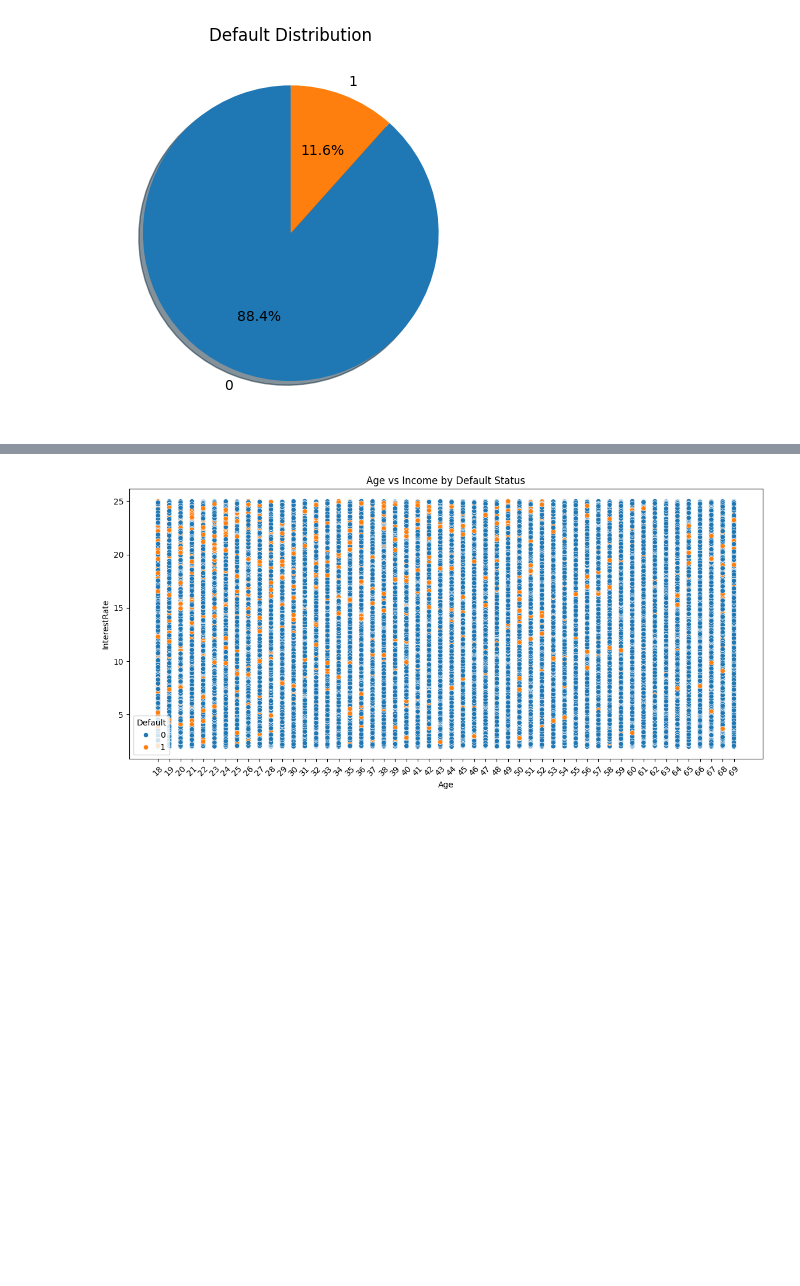
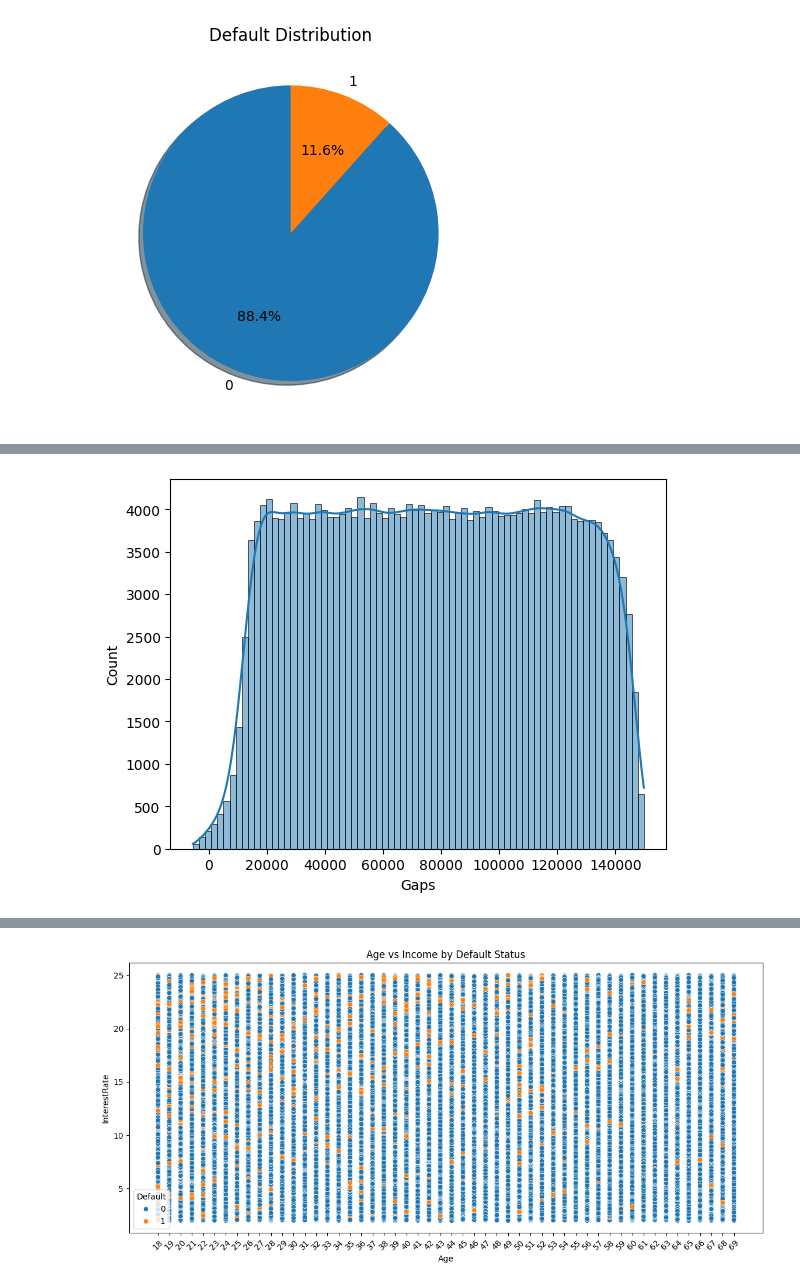
Before and after one commit to Jasman123/Data_Science_Challange, a Jupyter notebook: LoanDefaultPrediction.ipynb, the cells around one changed output, grey strips where cells are left out. Saved outputs shown, nothing was run; the diff lists cells and outputs as text; code cells hidden in the pictures; blank space fills up the shorter version.

```diff
--- a/LoanDefaultPrediction.ipynb
+++ b/LoanDefaultPrediction.ipynb
@@ -214,0 +224,6 @@ plt.show()
+# %%
+train_df['Gaps'] = train_df['Income'] - (train_df['LoanAmount']/train_df['LoanTerm'])
+sns.histplot(train_df['Gaps'], kde=True)
+plt.show()
+# %% [output]
+[figure, added]
```
Also changed, not shown: parts of 18 cells of this notebook.
